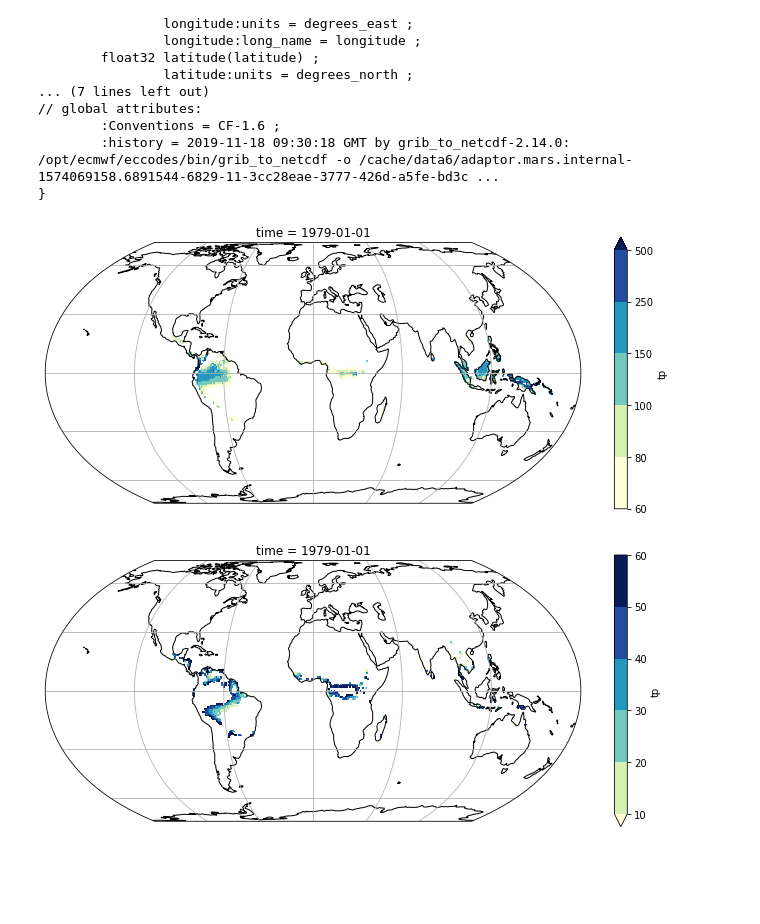
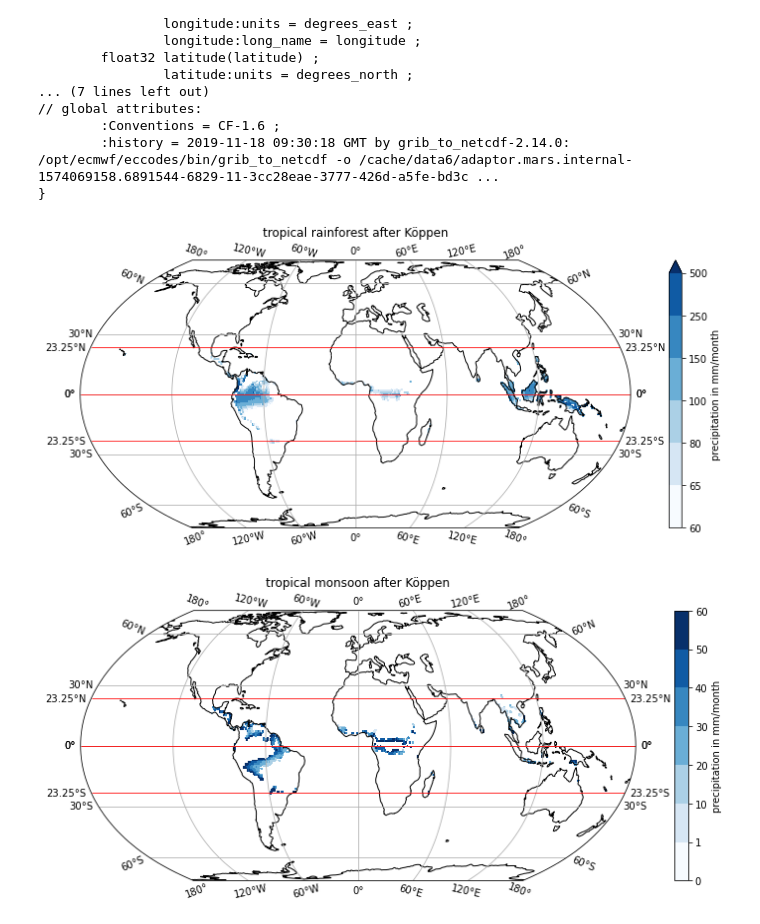
Before and after one commit to afisc/climate_project, a Jupyter notebook: tropics_introduction.ipynb, the cells around one changed output. Cells and saved outputs as stored; diff of their text form; code cells hidden in the pictures; blank space fills up the shorter version.

```diff
--- a/tropics_introduction.ipynb
+++ b/tropics_introduction.ipynb
@@ -98,29 +170,36 @@ rainforest = rainforest.where(nc_inv.lsm > 0.5)
 
 #plotting
 ax = plt.axes(projection = ccrs.EqualEarth())
-#p_min.plot(ax = ax, transform = ccrs.PlateCarree(), cmap = 'YlGnBu', levels = [10, 20, 30, 40, 50, 60, 100, 250, 500, 1000])
-#p_min.plot(ax = ax, transform = ccrs.PlateCarree(), cmap = 'YlGnBu', levels = [0, 60])
-rainforest.plot(ax = ax, transform = ccrs.PlateCarree(), cmap = 'YlGnBu', levels = [60, 80, 100, 150, 250, 500])
-#rainforest.plot.contour(ax = ax, transform = ccrs.PlateCarree(), colors = 'magenta')
-ax.coastlines(); ax.gridlines();
+rainforest.plot(ax = ax, transform = ccrs.PlateCarree(), cmap = 'Blues',
+                levels = [60, 65, 80, 100, 150, 250, 500], cbar_kwargs={'label':'precipitation in mm/month'})
+plt.title('tropical rainforest after Köppen')
+ax.coastlines(); grid = ax.gridlines(draw_labels = True);
+grid1 = ax.gridlines(color = 'red', draw_labels = True);
+grid1.ylocator = mticker.FixedLocator([-23.25, 0, 23.25]);
+grid1.xlocator = mticker.FixedLocator([]);
+plt.savefig('rainforest.jpeg')
 # %% [output]
-[figure, old version]
+[figure, new version]
 # %%
 #tropical monsoon
 p_anual_avg = ds.tp.groupby('time.year').sum() * 1000 * 30
 p_anual_avg = p_anual_avg.mean(dim = 'year')
 p_range = 100 - p_anual_avg/25
 
 monsoon = p_min.where(p_min >= p_range)
 monsoon = monsoon.where(monsoon < 60)
 monsoon = monsoon.where(t_min >= 18)
 monsoon = monsoon.where(nc_inv.lsm > 0.5)
 
 #plotting
 ax = plt.axes(projection = ccrs.EqualEarth())
-#p_min.plot(ax = ax, transform = ccrs.PlateCarree(), cmap = 'YlGnBu', levels = [10, 20, 30, 40, 50, 60, 100, 250, 500, 1000])
-monsoon.plot(ax = ax, transform = ccrs.PlateCarree(), cmap = 'YlGnBu', levels = [10, 20, 30, 40, 50, 60])
-#monsoon.plot.contour(ax = ax, transform = ccrs.PlateCarree(), colors = 'magenta')
-ax.coastlines(); ax.gridlines();
+monsoon.plot(ax = ax, transform = ccrs.PlateCarree(), cmap = 'Blues',
+             levels = [0, 1, 10, 20, 30, 40, 50, 60], cbar_kwargs = {'label':'precipitation in mm/month'})
+plt.title('tropical monsoon after Köppen')
+ax.coastlines(); grid = ax.gridlines(draw_labels = True);
+grid1 = ax.gridlines(color = 'red', draw_labels = True);
+grid1.ylocator = mticker.FixedLocator([-23.25, 0, 23.25]);
+grid1.xlocator = mticker.FixedLocator([]);
+plt.savefig('monsoon.jpeg')
 # %% [output]
-[figure, old version]
+[figure, new version]
```
Also changed, not shown: parts of 12 cells of this notebook, 1 other file.
